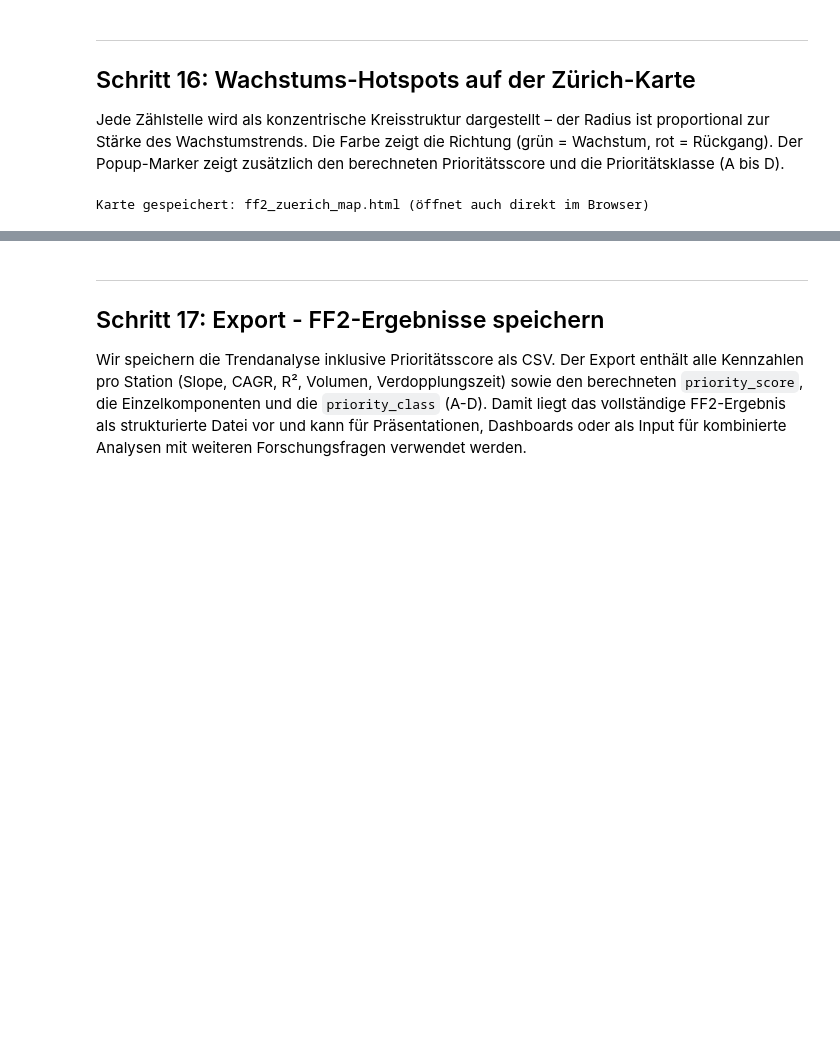
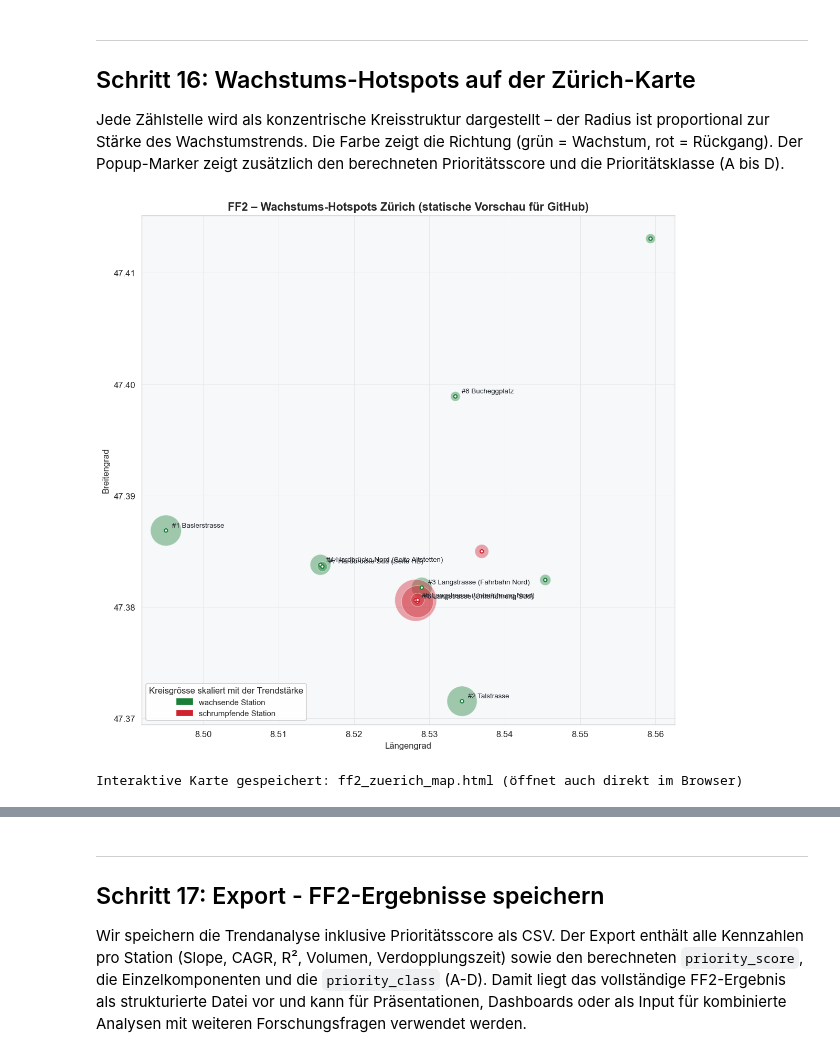
Before and after one commit to rolivischi2/bina, a Jupyter notebook: notebooks/FF2/03_ff2_growth_hotspots.ipynb, the cells around one changed output, grey strips where cells are left out. Saved outputs shown, nothing was run; the diff lists cells and outputs as text; code cells hidden in the pictures; blank space fills up the shorter version.

Commit message:
ff2: add static map fallback for GitHub, fix IFrame warning
GitHub's notebook renderer strips <iframe>/<script>, so the folium map
rendered blank. Add a static matplotlib bubble map (green/red, sized by
trend, top-8 labeled) as a PNG output that survives sanitization, while
keeping the interactive base64-iframe map for VSCode/Jupyter/nbviewer.
Wrap the iframe in a <div> so the HTML no longer starts with <iframe,
silencing IPython's "Consider using IPython.display.IFrame" warning.

Co-Authored-By: Claude Opus 4.8 <noreply@anthropic.com>

```diff
--- a/notebooks/FF2/03_ff2_growth_hotspots.ipynb
+++ b/notebooks/FF2/03_ff2_growth_hotspots.ipynb
@@ -1468,8 +1468,11 @@ Jede Zählstelle wird als konzentrische Kreisstruktur dargestellt &#8211; der Ra
 # %%
 import folium
 import base64
+import numpy as np
+import matplotlib.pyplot as plt
+import matplotlib.patches as mpatches
 from pyproj import Transformer
-from IPython.display import HTML
+from IPython.display import HTML, display
 
 # LV95 (Swiss) -> WGS84 (lat/lon)
 transformer = Transformer.from_crs("EPSG:2056", "EPSG:4326", always_xy=True)
@@ -1486,12 +1489,16 @@ map_data["lon"], map_data["lat"] = transformer.transform(
 # Karte zentriert auf Zürich
 center_lat = map_data["lat"].mean()
 center_lon = map_data["lon"].mean()
-m = folium.Map(location=[center_lat, center_lon], zoom_start=13, tiles="cartodbpositron")
 
 # Radius-Skalierung: stärkster absoluter Trend bekommt MAX_RADIUS_M
 max_abs_slope = map_data["slope"].abs().max()
 BASE_RADIUS_M = 120
 MAX_RADIUS_M  = 900
+
+# =====================================================================
+# 1) Interaktive Folium-Karte (live in Jupyter Lab / VSCode / nbviewer)
+# =====================================================================
+m = folium.Map(location=[center_lat, center_lon], zoom_start=13, tiles="cartodbpositron")
 
 for _, row in map_data.iterrows():
     sid = int(row["station_id"])
@@ -1534,40 +1541,94 @@ for _, row in map_data.iterrows():
         location=[row["lat"], row["lon"]],
         radius=5,
         color=color, weight=2,
         fill=True, fill_color="white", fill_opacity=1,
         popup=folium.Popup(popup_html, max_width=280),
         tooltip=f"#{int(row['priority_rank'])} {title}: Score {row['priority_score']:.2f}",
     ).add_to(m)
 
 legend_html = """
 <div style="position: fixed; bottom: 30px; left: 30px; z-index: 1000;
      background: white; padding: 14px 16px; border-radius: 8px; border: 1px solid #ddd;
      box-shadow: 0 2px 8px rgba(0,0,0,0.15);
      font-family: Arial; font-size: 13px;">
     <b style="font-size: 14px;">Wachstumstrend</b><br><br>
     <span style="color:#1a7f37; font-size:18px;">&#9679;</span> Wachsende Station<br>
     <span style="color:#cf222e; font-size:18px;">&#9679;</span> Schrumpfende Station<br>
     <i style="color:#666;">Kreisgr&ouml;sse &#8733; St&auml;rke des Trends</i><br>
     <i style="color:#666;">Popup: Priorit&auml;tsrang &amp; Score</i>
 </div>
 """
 m.get_root().html.add_child(folium.Element(legend_html))
 
 # Auch als standalone HTML speichern (zum Öffnen im Browser ausserhalb Jupyter)
 m.save("ff2_zuerich_map.html")
-print("Karte gespeichert: ff2_zuerich_map.html (öffnet auch direkt im Browser)")
 
-# Inline-Anzeige im Notebook via base64-Data-URI-Iframe.
+# =====================================================================
+# 2) Statische Vorschau (PNG) -- Fallback für GitHub
+# ---------------------------------------------------------------------
+# GitHubs Notebook-Renderer entfernt <iframe>/<script> aus den Outputs,
+# sodass die interaktive Folium-Karte dort leer bleibt. Diese statische
+# matplotlib-Vorschau überlebt die Bereinigung und rendert überall.
+# (Ohne Kartenkacheln -- Stationen als Bubbles, geografisch korrekt skaliert.)
+# =====================================================================
+fig, ax = plt.subplots(figsize=(10, 9))
+slope_abs = map_data["slope"].abs()
+bubble_size = 80 + (slope_abs / max_abs_slope) * 2200          # Punktfläche ∝ Trendstärke
+bubble_color = np.where(map_data["slope"] > 0, "#1a7f37", "#cf222e")
+
+ax.scatter(map_data["lon"], map_data["lat"], s=bubble_size, c=bubble_color,
+           alpha=0.40, edgecolors="white", linewidths=0.8, zorder=2)
+ax.scatter(map_data["lon"], map_data["lat"], s=14, c="white",
+           edgecolors=bubble_color, linewidths=1.3, zorder=3)
+
+# Top-Prioritäten beschriften
+for _, row in map_data.nsmallest(8, "priority_rank").iterrows():
+    sid = int(row["station_id"])
+    sname = row.get("station_name") or station_name_map.get(sid, f"#{sid}")
+    ax.annotate(f"#{int(row['priority_rank'])} {sname}",
+                (row["lon"], row["lat"]),
+                textcoords="offset points", xytext=(7, 4),
+                fontsize=8, color="#1f2328", zorder=4)
+
+# Geografisch korrektes Seitenverhältnis auf Zürichs Breitengrad
+ax.set_aspect(1 / np.cos(np.radians(center_lat)))
+ax.set_title("FF2 – Wachstums-Hotspots Zürich (statische Vorschau für GitHub)",
+             fontsize=13, fontweight="bold")
+ax.set_xlabel("Längengrad")
+ax.set_ylabel("Breitengrad")
+ax.set_facecolor("#f6f8fa")
+ax.grid(True, color="#e6e8eb", linewidth=0.6, zorder=0)
+legend_handles = [
+    mpatches.Patch(color="#1a7f37", label="wachsende Station"),
+    mpatches.Patch(color="#cf222e", label="schrumpfende Station"),
+]
+ax.legend(handles=legend_handles, loc="lower left", framealpha=0.9, fontsize=9,
+          title="Kreisgrösse skaliert mit der Trendstärke")
+fig.tight_layout()
+plt.show()
+
+# =====================================================================
+# 3) Interaktive Karte als base64-Data-URI-Iframe
+# ---------------------------------------------------------------------
 # Vorteil: funktioniert ohne "Trust Notebook" und ohne relative Dateipfade,
-# sodass die Karte sowohl in Jupyter Lab als auch in VSCode direkt rendert.
+# rendert in Jupyter Lab / VSCode / nbviewer direkt. Auf GitHub wird der
+# iframe entfernt -> dort dient die statische Vorschau (oben) als Fallback.
+# Der umschliessende <div> verhindert die IPython-Warnung "Consider using
+# IPython.display.IFrame instead" (sie greift nur, wenn der HTML-String mit
+# <iframe ... beginnt und mit </iframe> endet).
+# =====================================================================
+print("Interaktive Karte gespeichert: ff2_zuerich_map.html (öffnet auch direkt im Browser)")
 map_html_str = m.get_root().render()
 b64 = base64.b64encode(map_html_str.encode("utf-8")).decode("ascii")
-HTML(
+display(HTML(
+    '<div style="margin-top:8px;">'
     f'<iframe src="data:text/html;base64,{b64}" '
-    f'width="100%" height="600" style="border:none;"></iframe>'
-)
+    'width="100%" height="600" style="border:none;"></iframe>'
+    '</div>'
+))
 # %% [output]
+[figure, added]
-Karte gespeichert: ff2_zuerich_map.html (öffnet auch direkt im Browser)
+Interaktive Karte gespeichert: ff2_zuerich_map.html (öffnet auch direkt im Browser)
 [interactive output not drawn]
 # %% [markdown]
 ---
```
